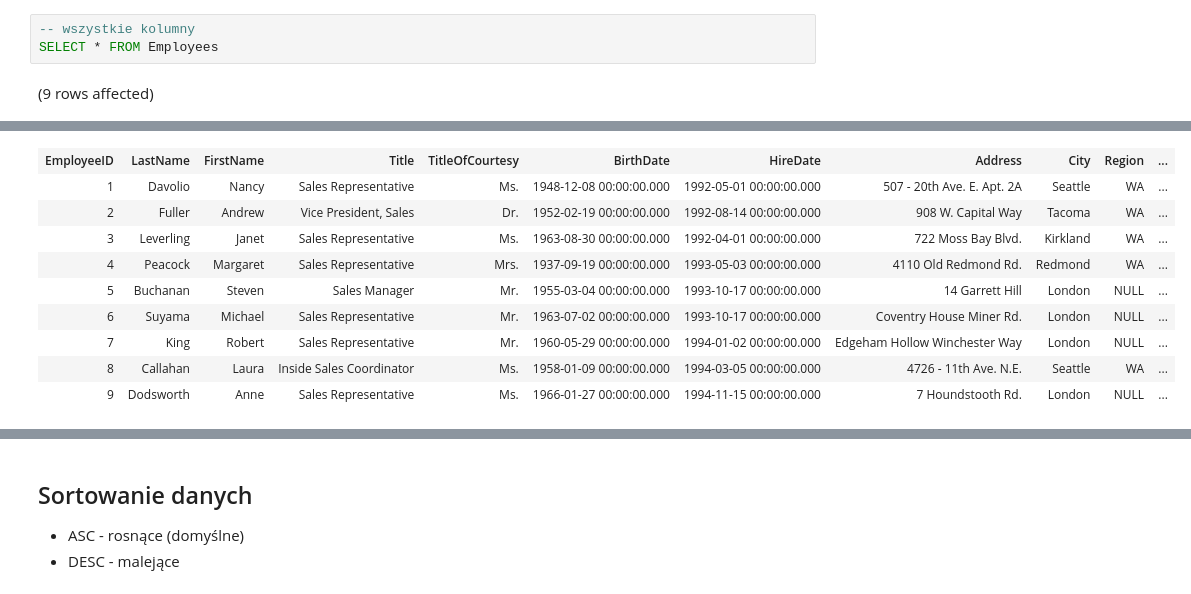
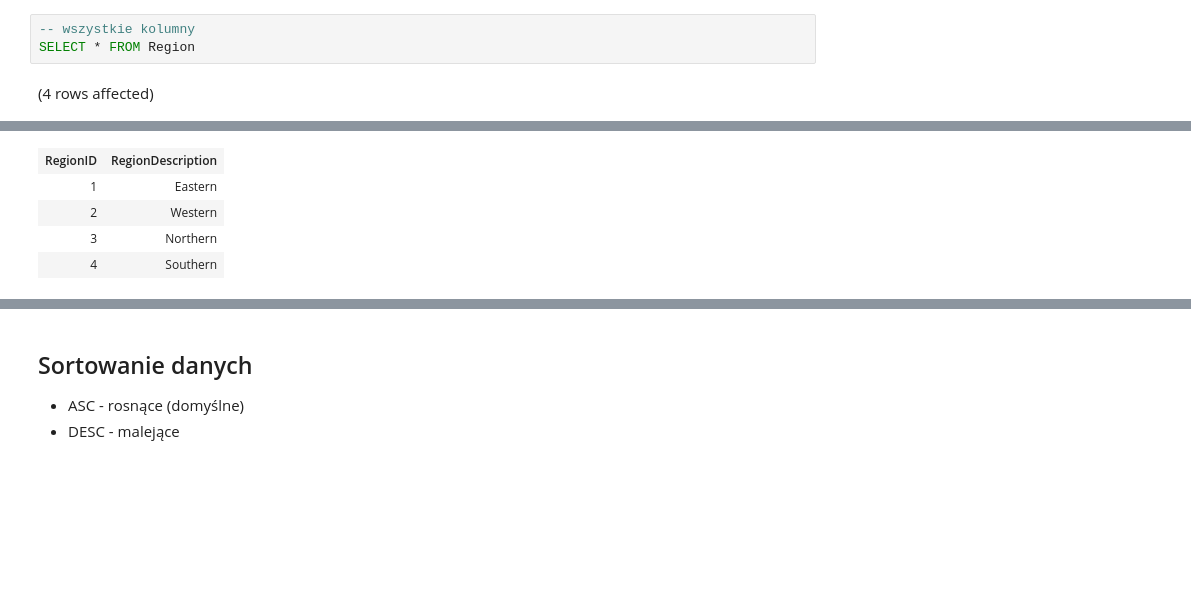
Before and after one commit to kursysql/kursysql-live, a Jupyter notebook: webinary/20210111 PodstawyZapytan/Northwind PodstawyZapytan.ipynb, the cells around one changed output, grey strips where cells are left out. Drawn from its saved outputs; the diff is of its cells as text; blank space fills up the shorter version.

```diff
--- a/webinary/20210111 PodstawyZapytan/Northwind PodstawyZapytan.ipynb
+++ b/webinary/20210111 PodstawyZapytan/Northwind PodstawyZapytan.ipynb
@@ -54,6 +54,6 @@ Tomasz Libera [libera@kursysql.pl](mailto:libera@kursysql.pl)
 ## Pierwsze zapytania
 # %%
 -- wszystkie kolumny
-SELECT * FROM Employees
+SELECT * FROM Region
 # %% [output]
-(9 rows affected)
+(4 rows affected)
@@ -61,13 +61,8 @@ Total execution time: 00:00:00.010
-| EmployeeID | LastName | FirstName | Title | TitleOfCourtesy | BirthDate | HireDate | Address | City | Region | ... |
-| 1 | Davolio | Nancy | Sales Representative | Ms. | 1948-12-08 00:00:00.000 | 1992-05-01 00:00:00.000 | 507 - 20th Ave. E. Apt. 2A | Seattle | WA | ... |
-| 2 | Fuller | Andrew | Vice President, Sales | Dr. | 1952-02-19 00:00:00.000 | 1992-08-14 00:00:00.000 | 908 W. Capital Way | Tacoma | WA | ... |
-| 3 | Leverling | Janet | Sales Representative | Ms. | 1963-08-30 00:00:00.000 | 1992-04-01 00:00:00.000 | 722 Moss Bay Blvd. | Kirkland | WA | ... |
-| 4 | Peacock | Margaret | Sales Representative | Mrs. | 1937-09-19 00:00:00.000 | 1993-05-03 00:00:00.000 | 4110 Old Redmond Rd. | Redmond | WA | ... |
-| 5 | Buchanan | Steven | Sales Manager | Mr. | 1955-03-04 00:00:00.000 | 1993-10-17 00:00:00.000 | 14 Garrett Hill | London | NULL | ... |
-| 6 | Suyama | Michael | Sales Representative | Mr. | 1963-07-02 00:00:00.000 | 1993-10-17 00:00:00.000 | Coventry House Miner Rd. | London | NULL | ... |
-| 7 | King | Robert | Sales Representative | Mr. | 1960-05-29 00:00:00.000 | 1994-01-02 00:00:00.000 | Edgeham Hollow Winchester Way | London | NULL | ... |
-| 8 | Callahan | Laura | Inside Sales Coordinator | Ms. | 1958-01-09 00:00:00.000 | 1994-03-05 00:00:00.000 | 4726 - 11th Ave. N.E. | Seattle | WA | ... |
-| 9 | Dodsworth | Anne | Sales Representative | Ms. | 1966-01-27 00:00:00.000 | 1994-11-15 00:00:00.000 | 7 Houndstooth Rd. | London | NULL | ... |
+| RegionID | RegionDescription |
+| 1 | Eastern |
+| 2 | Western |
+| 3 | Northern |
+| 4 | Southern |
 # %%
 -- wybrane kolumny
 SELECT EmployeeID, FirstName, LastName, City,  Region, Country
```
Also changed, not shown: parts of 20 cells of this notebook, 2 other files.
